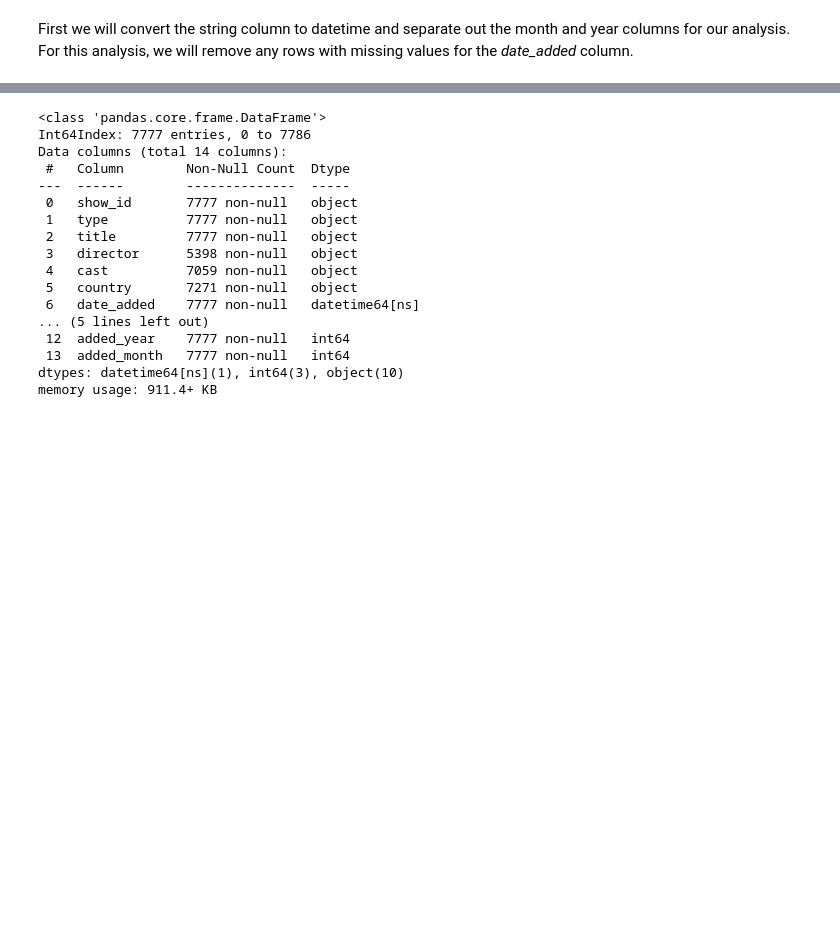
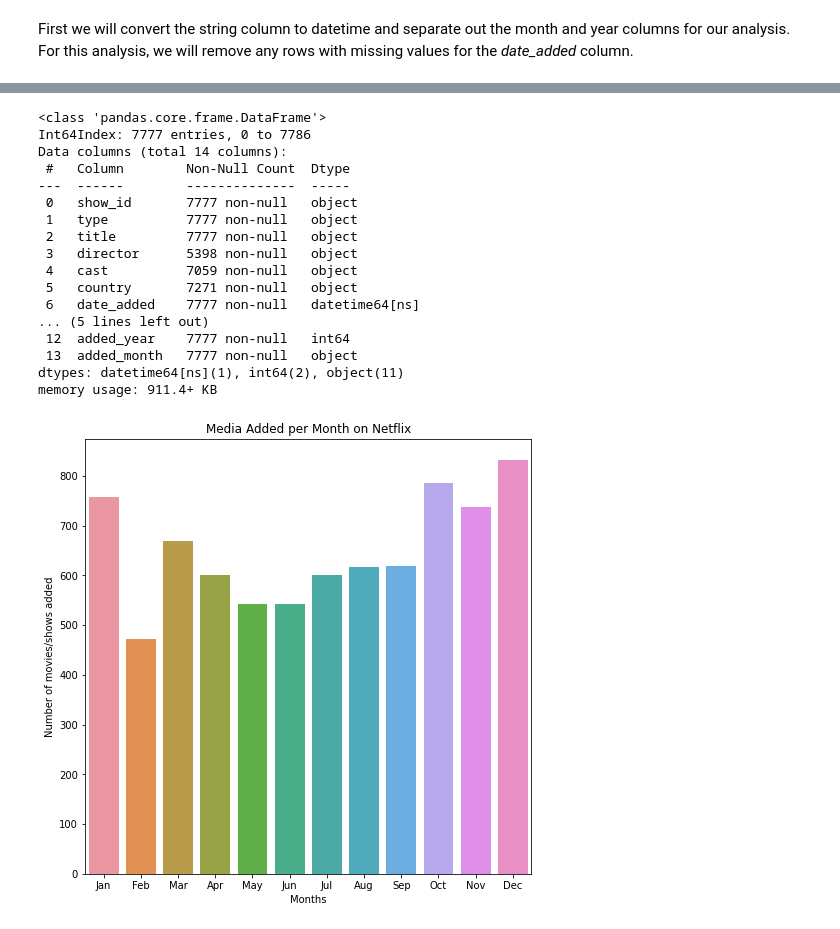
Before and after one commit to Ramshah1/Netflix-Data-Analysis, a Jupyter notebook: netflix_analysis.ipynb, the cells around one changed output, grey strips where cells are left out. Drawn from its saved outputs; the diff is of its cells as text; code cells hidden in the pictures; blank space fills up the shorter version.

Commit message:
media added per month analysis

```diff
--- a/netflix_analysis.ipynb
+++ b/netflix_analysis.ipynb
@@ -95,6 +96,6 @@ For this analysis, we will remove any rows with missing values for the *date_add
 df.dropna(subset=['date_added'], inplace=True)
 df['date_added'] = pd.to_datetime(df['date_added'])
 df['added_year']= df['date_added'].dt.year
-df['added_month']= df['date_added'].dt.month
+df['added_month']= df['date_added'].dt.month_name().str.slice(stop=3)
 
 df.head()
@@ -115,6 +138,14 @@ Data columns (total 14 columns):
  6   date_added    7777 non-null   datetime64[ns]
 ... (5 lines left out)
  12  added_year    7777 non-null   int64
- 13  added_month   7777 non-null   int64
-dtypes: datetime64[ns](1), int64(3), object(10)
+ 13  added_month   7777 non-null   object
+dtypes: datetime64[ns](1), int64(2), object(11)
 memory usage: 911.4+ KB
+# %%
+plt.figure(figsize=(8 , 8))
+hue_order = ['Jan', 'Feb', 'Mar', 'Apr', 'May', 'Jun', 'Jul', 'Aug', 'Sep', 'Oct', 'Nov', 'Dec']
+ax = sns.countplot(data=df, x='added_month', order=hue_order)
+ax.set(xlabel='Months', ylabel='Number of movies/shows added', title='Media Added per Month on Netflix')
+plt.show()
+# %% [output]
+[figure, added]
```
Also changed, not shown: parts of 7 cells of this notebook.
